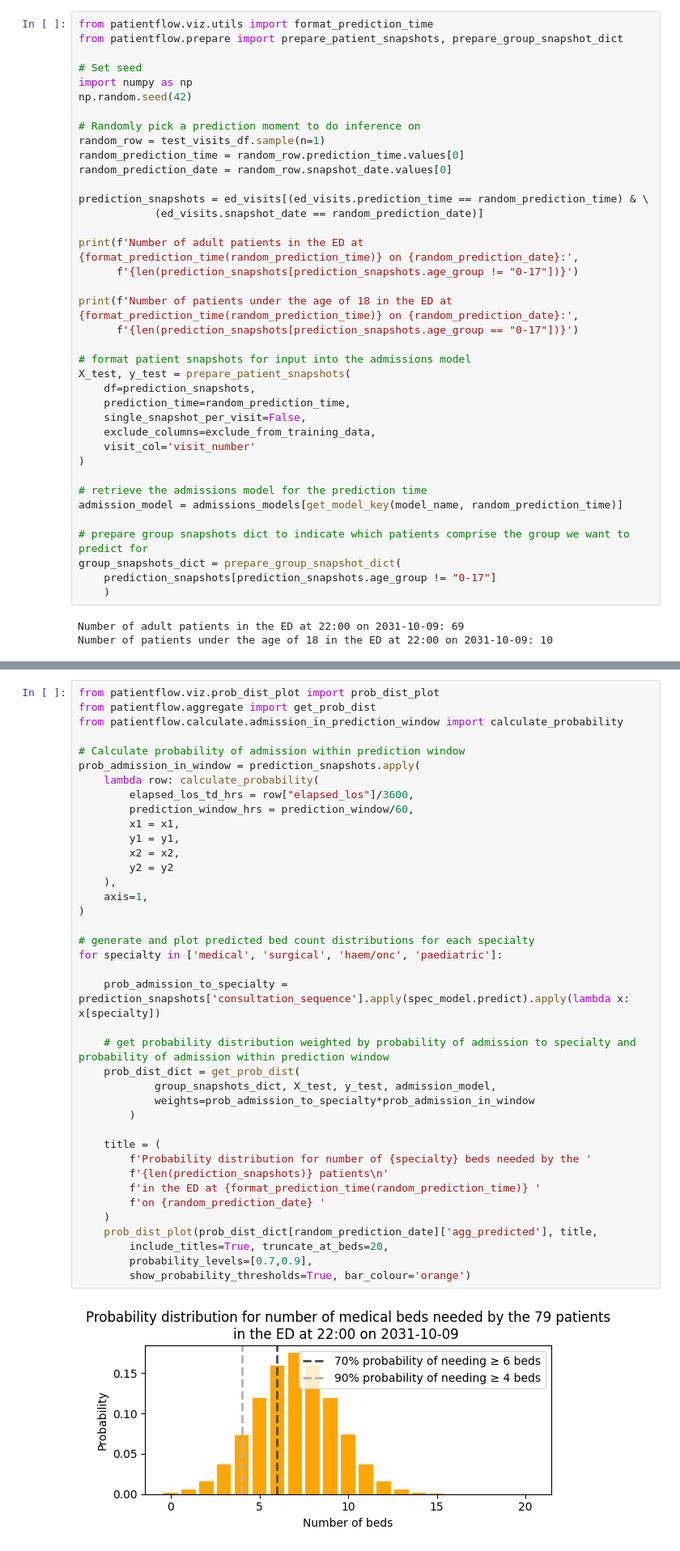
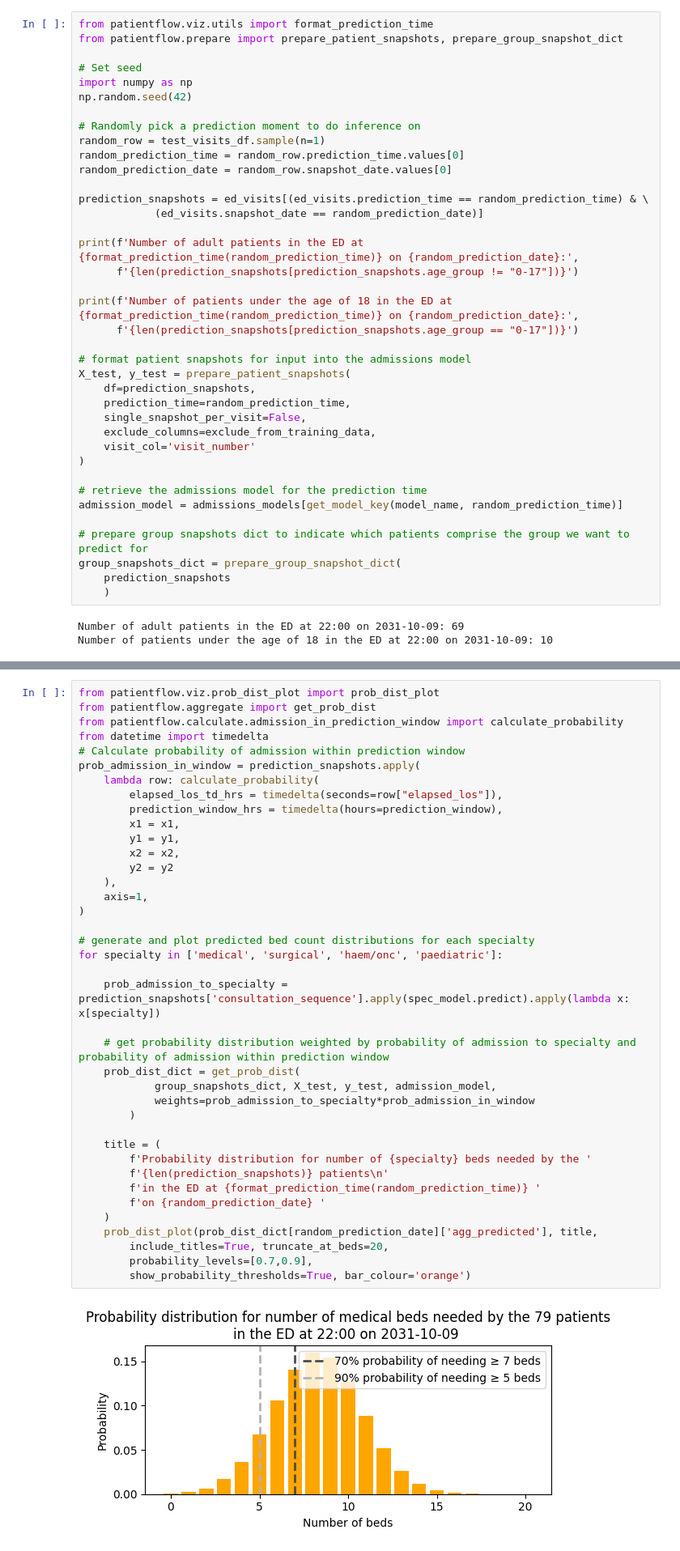
Before and after one commit to UCL-CORU/patientflow, a Jupyter notebook: notebooks/4b_Predict_emergency_demand.ipynb, the cells around one changed output, grey strips where cells are left out. Shown at 81% size. Drawn from its saved outputs; the diff is of its cells as text.

```diff
--- a/notebooks/4b_Predict_emergency_demand.ipynb
+++ b/notebooks/4b_Predict_emergency_demand.ipynb
@@ -232,7 +232,7 @@ admission_model = admissions_models[get_model_key(model_name, random_prediction_
 
 # prepare group snapshots dict to indicate which patients comprise the group we want to predict for
 group_snapshots_dict = prepare_group_snapshot_dict(
-    prediction_snapshots[prediction_snapshots.age_group != "0-17"]
+    prediction_snapshots
     )
 # %% [output]
 Number of adult patients in the ED at 22:00 on 2031-10-09: 69
@@ -260,40 +265,40 @@ These two probabilities for each patient snapshot are multiplied and the result
 from patientflow.viz.prob_dist_plot import prob_dist_plot
 from patientflow.aggregate import get_prob_dist
 from patientflow.calculate.admission_in_prediction_window import calculate_probability
-
+from datetime import timedelta
 # Calculate probability of admission within prediction window
 prob_admission_in_window = prediction_snapshots.apply(
     lambda row: calculate_probability(
-        elapsed_los_td_hrs = row["elapsed_los"]/3600,
-        prediction_window_hrs = prediction_window/60,
+        elapsed_los_td_hrs = timedelta(seconds=row["elapsed_los"]),
+        prediction_window_hrs = timedelta(hours=prediction_window),
         x1 = x1,
         y1 = y1,
         x2 = x2,
         y2 = y2
     ),
     axis=1,
 )
 
 # generate and plot predicted bed count distributions for each specialty
 for specialty in ['medical', 'surgical', 'haem/onc', 'paediatric']:
 
     prob_admission_to_specialty = prediction_snapshots['consultation_sequence'].apply(spec_model.predict).apply(lambda x: x[specialty])
 
     # get probability distribution weighted by probability of admission to specialty and probability of admission within prediction window
     prob_dist_dict = get_prob_dist(
             group_snapshots_dict, X_test, y_test, admission_model,
             weights=prob_admission_to_specialty*prob_admission_in_window
         )
 
     title = (
         f'Probability distribution for number of {specialty} beds needed by the '
         f'{len(prediction_snapshots)} patients\n'
         f'in the ED at {format_prediction_time(random_prediction_time)} '
         f'on {random_prediction_date} '
     )
     prob_dist_plot(prob_dist_dict[random_prediction_date]['agg_predicted'], title,
         include_titles=True, truncate_at_beds=20,
         probability_levels=[0.7,0.9],
         show_probability_thresholds=True, bar_colour='orange')
 # %% [output]
-[figure, old version]
+[figure, new version]
```
Also changed, not shown: parts of 2 cells of this notebook, 4 other files.
